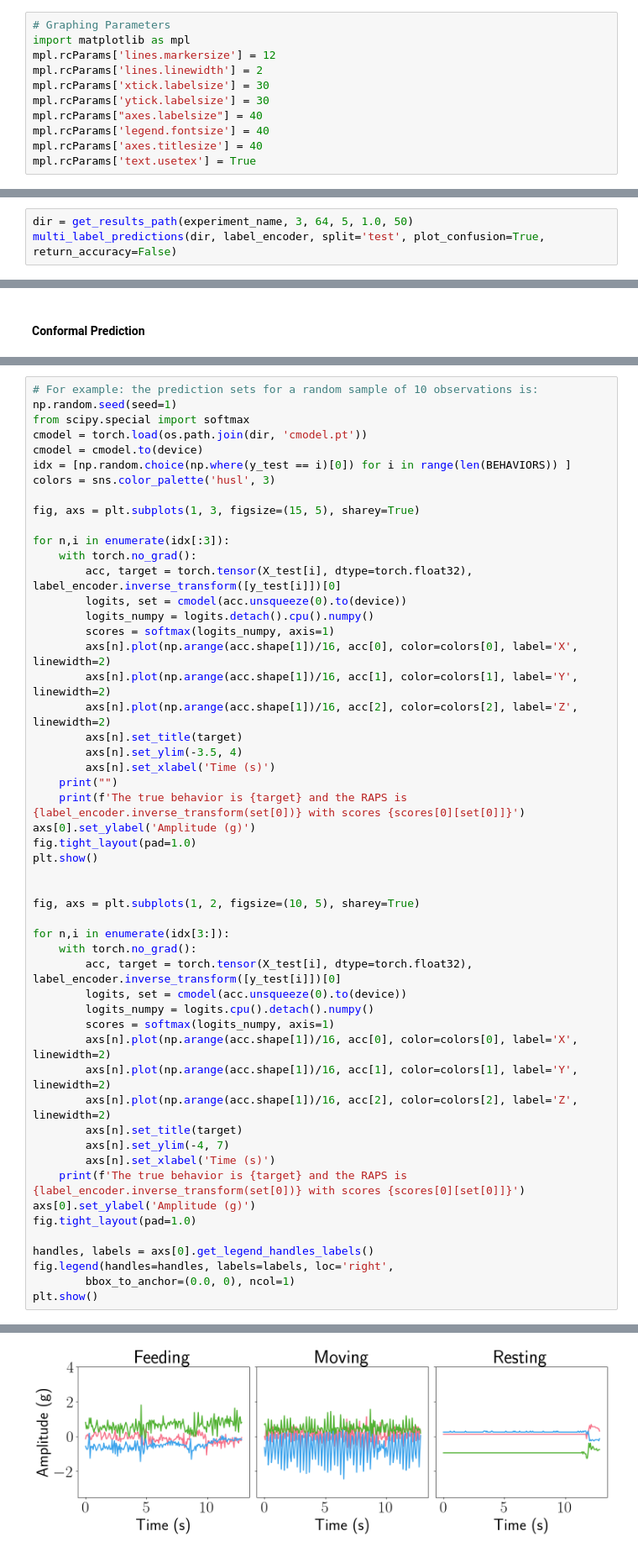
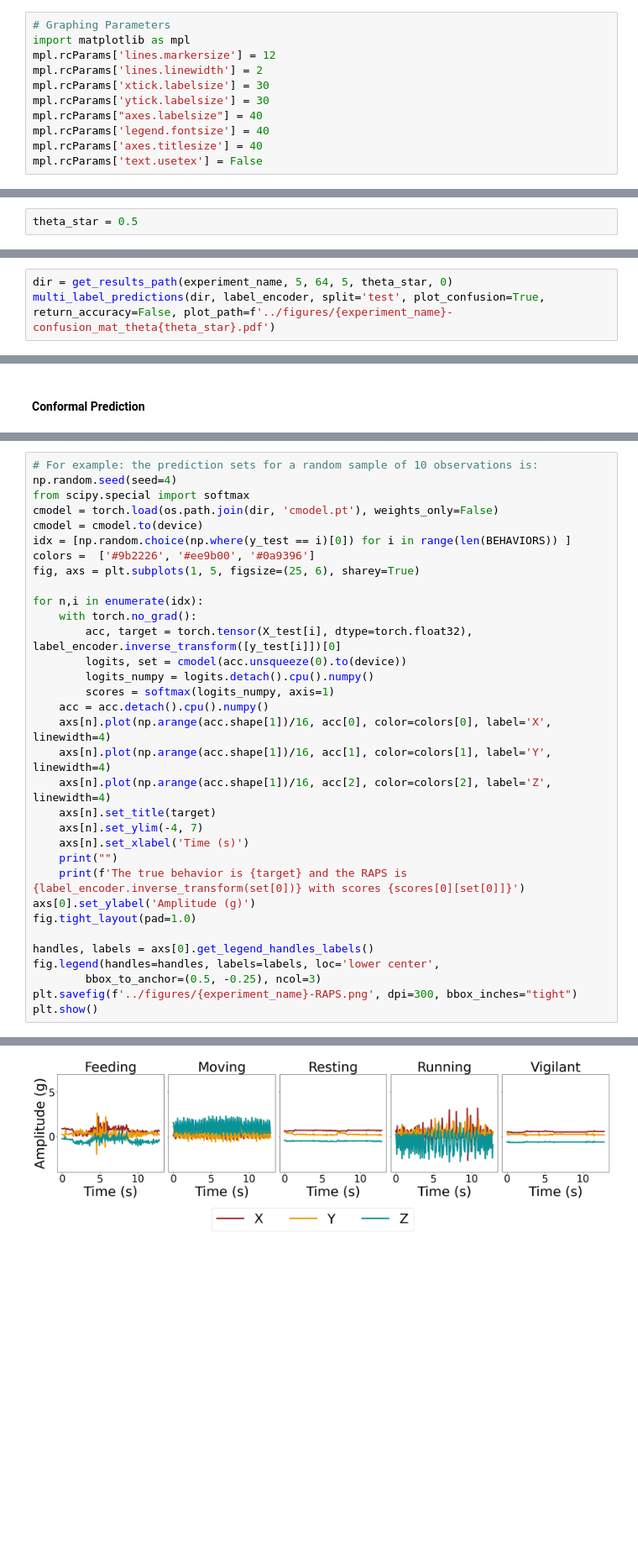
Before and after one commit to medhaaga/AWD-Biologging, a Jupyter notebook: notebooks/interdog.ipynb, the cells around one changed output, grey strips where cells are left out. Shown at 84% size. Drawn from its saved outputs; the diff is of its cells as text; blank space fills up the shorter version.

```diff
--- a/notebooks/interdog.ipynb
+++ b/notebooks/interdog.ipynb
@@ -67,7 +63,7 @@ mpl.rcParams['ytick.labelsize'] = 30
 mpl.rcParams["axes.labelsize"] = 40
 mpl.rcParams['legend.fontsize'] = 40
 mpl.rcParams['axes.titlesize'] = 40
-mpl.rcParams['text.usetex'] = True
+mpl.rcParams['text.usetex'] = False
 # %%
 label_encoder = LabelEncoder()
 label_encoder.fit(BEHAVIORS)
@@ -159 +166,3 @@ plt.show()
+# %%
+theta_star = 0.5
 # %%
@@ -164,4 +174,4 @@ multi_label_predictions(dir, label_encoder, split='test', plot_confusion=True, r
 # %%
-dir = get_results_path(experiment_name, 3, 64, 5, 1.0, 50)
-multi_label_predictions(dir, label_encoder, split='test', plot_confusion=True, return_accuracy=False)
+dir = get_results_path(experiment_name, 5, 64, 5, theta_star, 0)
+multi_label_predictions(dir, label_encoder, split='test', plot_confusion=True, return_accuracy=False, plot_path=f'../figures/{experiment_name}-confusion_mat_theta{theta_star}.pdf')
 # %% [output]
@@ -376,53 +387,34 @@ Sliced Wasserstein distance: 0.2745 | Energy distance: 0.1333
 # %%
 # For example: the prediction sets for a random sample of 10 observations is:
-np.random.seed(seed=1)
+np.random.seed(seed=4)
 from scipy.special import softmax
-cmodel = torch.load(os.path.join(dir, 'cmodel.pt'))
+cmodel = torch.load(os.path.join(dir, 'cmodel.pt'), weights_only=False)
 cmodel = cmodel.to(device)
 idx = [np.random.choice(np.where(y_test == i)[0]) for i in range(len(BEHAVIORS)) ]
-colors = sns.color_palette('husl', 3)
+colors =  ['#9b2226', '#ee9b00', '#0a9396']
+fig, axs = plt.subplots(1, 5, figsize=(25, 6), sharey=True)
 
-fig, axs = plt.subplots(1, 3, figsize=(15, 5), sharey=True)
-
-for n,i in enumerate(idx[:3]):
+for n,i in enumerate(idx):
     with torch.no_grad():
         acc, target = torch.tensor(X_test[i], dtype=torch.float32), label_encoder.inverse_transform([y_test[i]])[0]
         logits, set = cmodel(acc.unsqueeze(0).to(device))
         logits_numpy = logits.detach().cpu().numpy()
         scores = softmax(logits_numpy, axis=1)
-        axs[n].plot(np.arange(acc.shape[1])/16, acc[0], color=colors[0], label='X', linewidth=2)
-        axs[n].plot(np.arange(acc.shape[1])/16, acc[1], color=colors[1], label='Y', linewidth=2)
-        axs[n].plot(np.arange(acc.shape[1])/16, acc[2], color=colors[2], label='Z', linewidth=2)
-        axs[n].set_title(target)
-        axs[n].set_ylim(-3.5, 4)
-        axs[n].set_xlabel('Time (s)')
+    acc = acc.detach().cpu().numpy()
+    axs[n].plot(np.arange(acc.shape[1])/16, acc[0], color=colors[0], label='X', linewidth=4)
+    axs[n].plot(np.arange(acc.shape[1])/16, acc[1], color=colors[1], label='Y', linewidth=4)
+    axs[n].plot(np.arange(acc.shape[1])/16, acc[2], color=colors[2], label='Z', linewidth=4)
+    axs[n].set_title(target)
+    axs[n].set_ylim(-4, 7)
+    axs[n].set_xlabel('Time (s)')
     print("")
-    print(f'The true behavior is {target} and the RAPS is {label_encoder.inverse_transform(set[0])} with scores {scores[0][set[0]]}')
-axs[0].set_ylabel('Amplitude (g)')
-fig.tight_layout(pad=1.0)
-plt.show()
-
-
-fig, axs = plt.subplots(1, 2, figsize=(10, 5), sharey=True)
-
-for n,i in enumerate(idx[3:]):
-    with torch.no_grad():
-        acc, target = torch.tensor(X_test[i], dtype=torch.float32), label_encoder.inverse_transform([y_test[i]])[0]
-        logits, set = cmodel(acc.unsqueeze(0).to(device))
-        logits_numpy = logits.cpu().detach().numpy()
-        scores = softmax(logits_numpy, axis=1)
-        axs[n].plot(np.arange(acc.shape[1])/16, acc[0], color=colors[0], label='X', linewidth=2)
-        axs[n].plot(np.arange(acc.shape[1])/16, acc[1], color=colors[1], label='Y', linewidth=2)
-        axs[n].plot(np.arange(acc.shape[1])/16, acc[2], color=colors[2], label='Z', linewidth=2)
-        axs[n].set_title(target)
-        axs[n].set_ylim(-4, 7)
-        axs[n].set_xlabel('Time (s)')
     print(f'The true behavior is {target} and the RAPS is {label_encoder.inverse_transform(set[0])} with scores {scores[0][set[0]]}')
 axs[0].set_ylabel('Amplitude (g)')
 fig.tight_layout(pad=1.0)
 
 handles, labels = axs[0].get_legend_handles_labels()
-fig.legend(handles=handles, labels=labels, loc='right',
-        bbox_to_anchor=(0.0, 0), ncol=1)
+fig.legend(handles=handles, labels=labels, loc='lower center',
+        bbox_to_anchor=(0.5, -0.25), ncol=3)
+plt.savefig(f'../figures/{experiment_name}-RAPS.png', dpi=300, bbox_inches="tight")
 plt.show()
 # %% [output]
@@ -434 +430 @@ The true behavior is Resting and the RAPS is ['Resting'] with scores [0.9825708]
-[figure, old version]
+[figure, new version]
```
Also changed, not shown: parts of 14 cells of this notebook, 15 other files.
